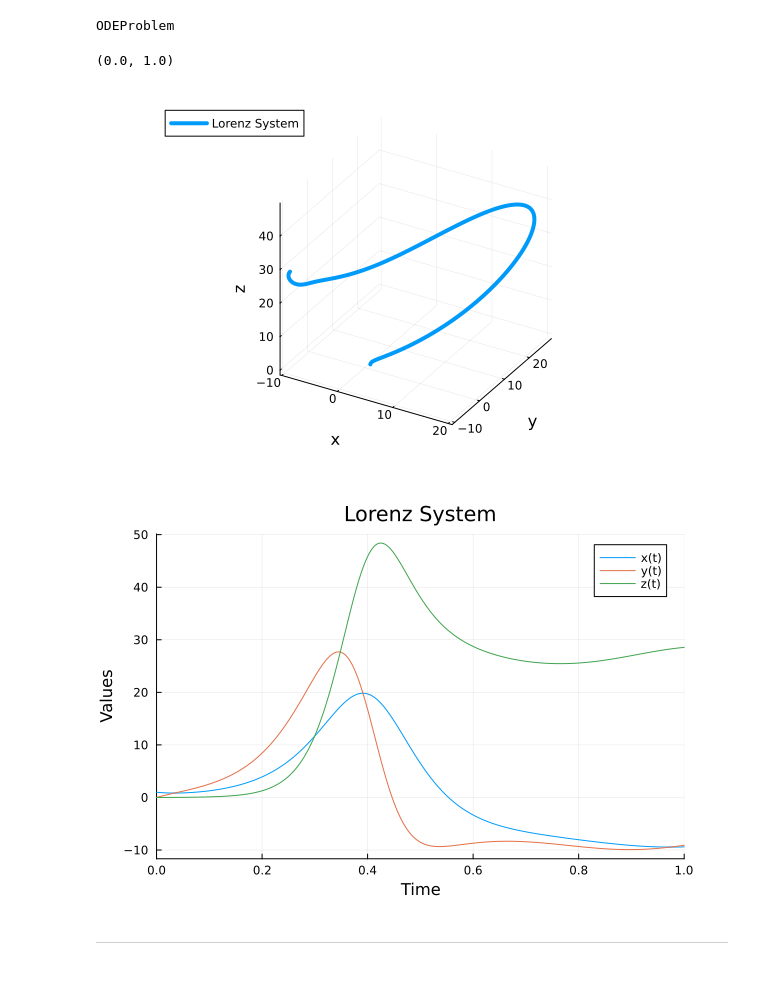
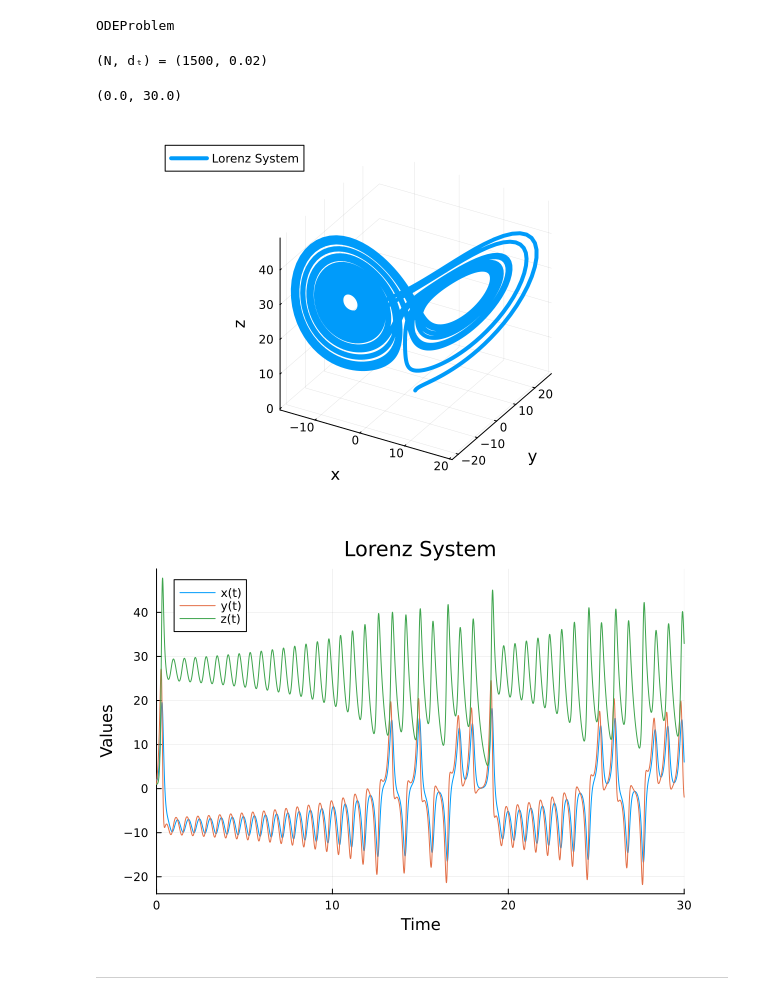
Before and after one commit to setrar/MIT_OCW_Linear_Algebra_18_06, a Jupyter notebook: lorenz.ipynb, the cells around one changed output. Cells and saved outputs as stored; diff of their text form; code cells hidden in the pictures.

```diff
--- a/lorenz.ipynb
+++ b/lorenz.ipynb
@@ -91,24 +91,28 @@ using DifferentialEquations
 𝐹 = ODEProblem
 # %% [output]
 ODEProblem
-# %%
-u₀ = [1.0, 0.0, 0.0]  # Initial conditions
-𝑆 = (0.0, 1.0)    # Time span
-# %% [output]
-(0.0, 1.0)
+# %%
+N = 1500; dₜ = .02; @show N, dₜ;
+# %% [output]
+(N, dₜ) = (1500, 0.02)
+# %%
+u₀ = [2.0, 1.0, 1.0]  # Initial conditions
+𝑆 = (0.0, N*dₜ)    # Time span
+# %% [output]
+(0.0, 30.0)
 # %%
 prob = 𝐹(lorenz!, u₀, 𝑆)
 sol = solve(prob);
 # %%
 using Plots
 # %%
-plot(sol, vars=(1, 2, 3), label="Lorenz System", xlabel="x", ylabel="y", zlabel="z", linewidth=4)
+plot(sol, idxs=(1, 2, 3), label="Lorenz System", xlabel="x", ylabel="y", zlabel="z", linewidth=4)
 # %% [output]
-[figure, old version]
+[figure, new version]
 # %%
 plot(sol, label=["x(t)" "y(t)" "z(t)"], xlabel="Time", ylabel="Values", title="Lorenz System")
 # %% [output]
-[figure, old version]
+[figure, new version]
 # %% [markdown]
 ---
 # %%
```
Also changed, not shown: parts of 7 cells of this notebook.
